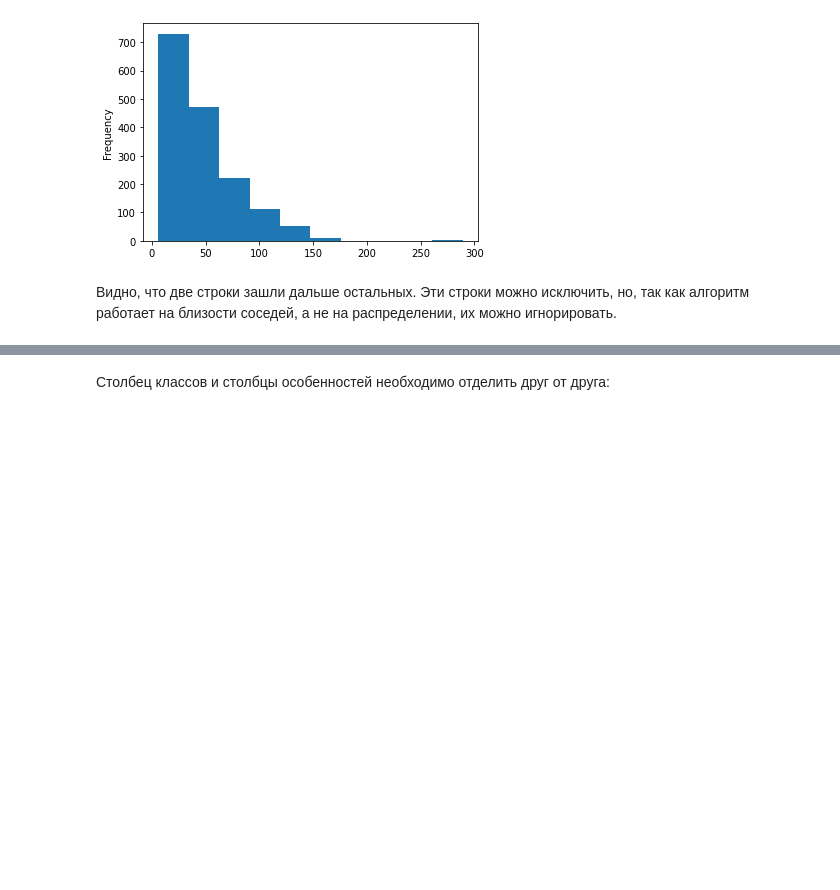
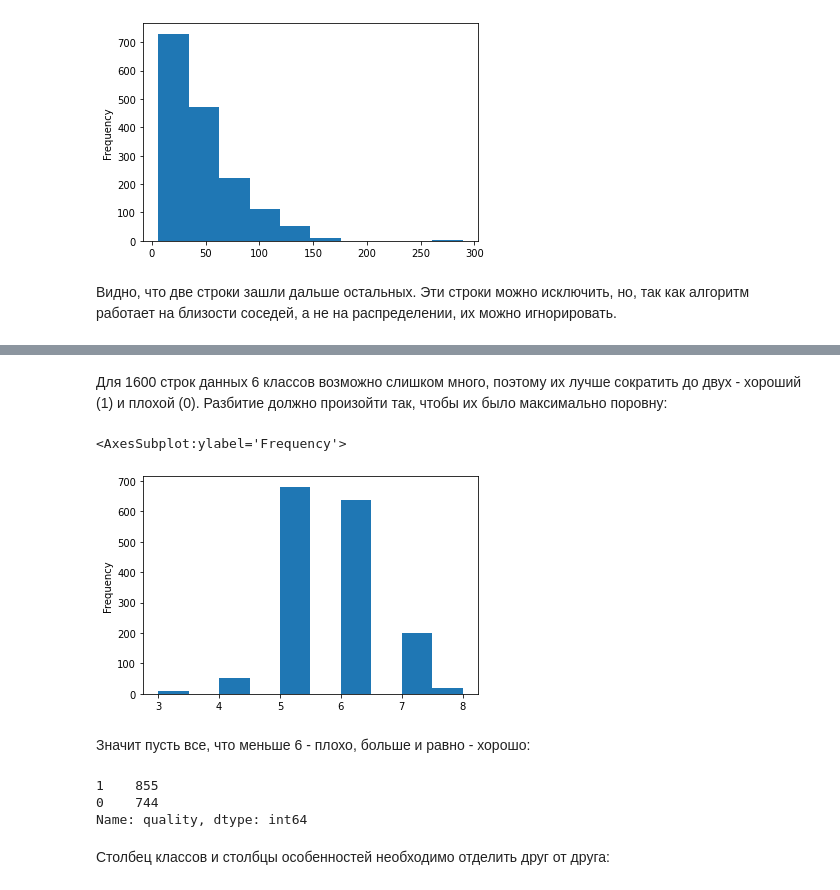
Before and after one commit to AppCrashExpress/ml-classifier, a Jupyter notebook: report.ipynb, the cells around one changed output, grey strips where cells are left out. Saved outputs shown, nothing was run; the diff lists cells and outputs as text; code cells hidden in the pictures; blank space fills up the shorter version.

```diff
--- a/report.ipynb
+++ b/report.ipynb
@@ -93,3 +109,19 @@ wines.loc[wines["total sulfur dioxide"] > 200]
+# %% [markdown]
+Для 1600 строк данных 6 классов возможно слишком много, поэтому их лучше сократить до двух - хороший (1) и плохой (0). Разбитие должно произойти так, чтобы их было максимально поровну:
+# %%
+wines["quality"].plot.hist()
+# %% [output]
+<AxesSubplot:ylabel='Frequency'>
+[figure, added]
+# %% [markdown]
+Значит пусть все, что меньше 6 - плохо, больше и равно - хорошо:
+# %%
+wines["quality"] = wines["quality"].apply(lambda x : 1 if x >= 6 else 0)
+wines["quality"].value_counts()
+# %% [output]
+1    855
+0    744
+Name: quality, dtype: int64
 # %% [markdown]
 Столбец классов и столбцы особенностей необходимо отделить друг от друга:
 # %%
```
Also changed, not shown: parts of 13 cells of this notebook.
